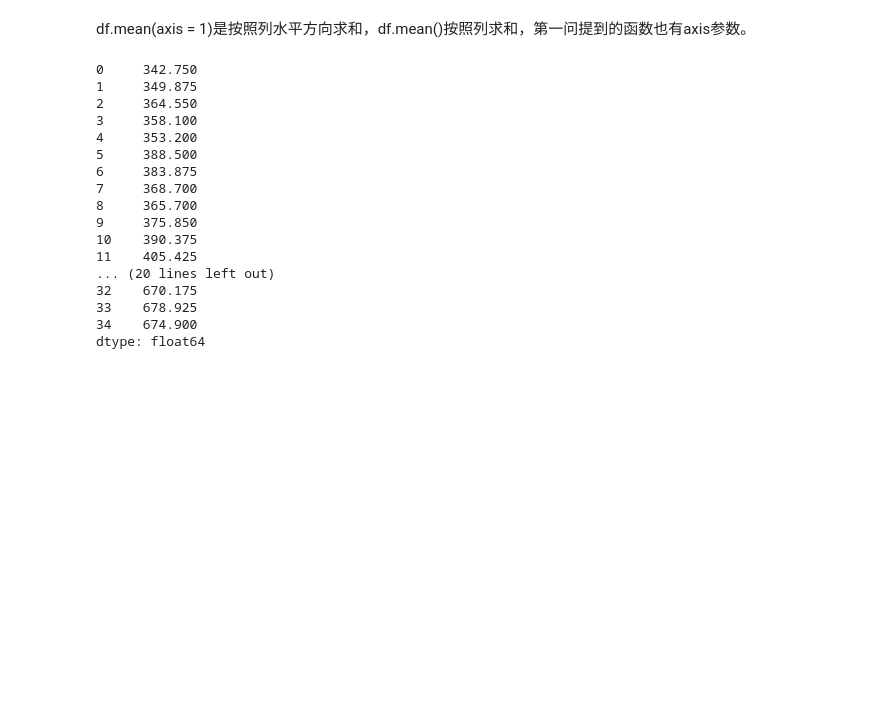
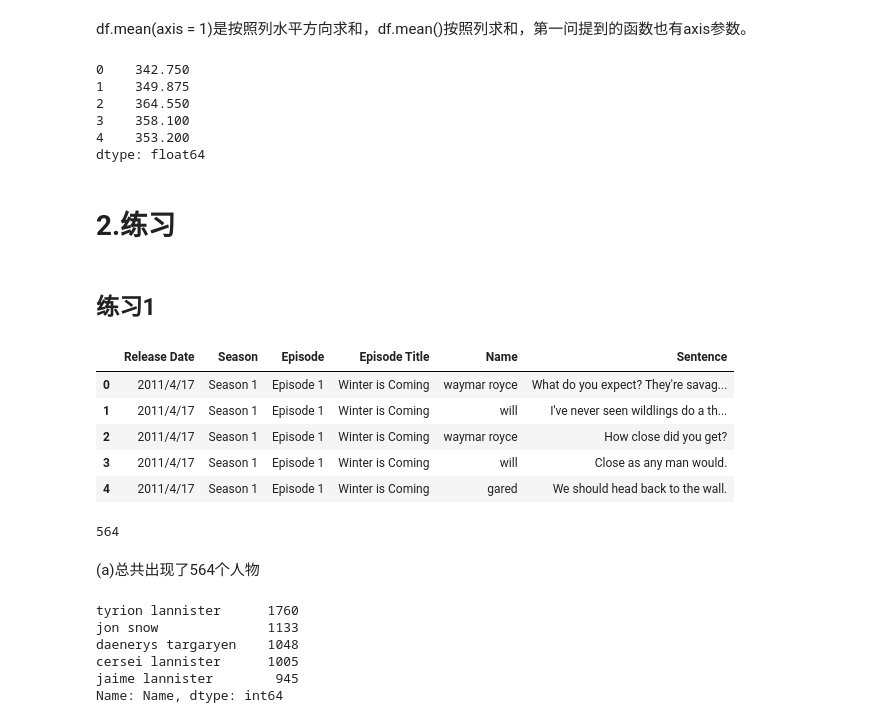
Before and after one commit to scxixixi/Pandas_Learning, a Jupyter notebook: Day1打卡.ipynb, the cells around one changed output. Cells and saved outputs as stored; diff of their text form; code cells hidden in the pictures; blank space fills up the shorter version.

```diff
--- a/Day1打卡.ipynb
+++ b/Day1打卡.ipynb
@@ -101,22 +101,40 @@ Name: Weight, dtype: int64
 # %% [markdown]
 df.mean(axis = 1)是按照列水平方向求和，df.mean()按照列求和，第一问提到的函数也有axis参数。
 # %%
-df.mean(axis = 1)
+df.mean(axis = 1).head()
 # %% [output]
-0     342.750
-1     349.875
-2     364.550
-3     358.100
-4     353.200
-5     388.500
-6     383.875
-7     368.700
-8     365.700
-9     375.850
-10    390.375
-11    405.425
-... (20 lines left out)
-32    670.175
-33    678.925
-34    674.900
+0    342.750
+1    349.875
+2    364.550
+3    358.100
+4    353.200
 dtype: float64
+# %% [markdown]
+# 2.练习
+# %% [markdown]
+## 练习1
+# %%
+df1=pd.read_csv('data/Game_of_Thrones_Script.csv')
+df1.head()
+# %% [output]
+|  | Release Date | Season | Episode | Episode Title | Name | Sentence |
+| 0 | 2011/4/17 | Season 1 | Episode 1 | Winter is Coming | waymar royce | What do you expect? They're savag... |
+| 1 | 2011/4/17 | Season 1 | Episode 1 | Winter is Coming | will | I've never seen wildlings do a th... |
+| 2 | 2011/4/17 | Season 1 | Episode 1 | Winter is Coming | waymar royce | How close did you get? |
+| 3 | 2011/4/17 | Season 1 | Episode 1 | Winter is Coming | will | Close as any man would. |
+| 4 | 2011/4/17 | Season 1 | Episode 1 | Winter is Coming | gared | We should head back to the wall. |
+# %%
+df1['Name'].nunique()
+# %% [output]
+564
+# %% [markdown]
+(a)总共出现了564个人物
+# %%
+df1['Name'].value_counts().nlargest()
+# %% [output]
+tyrion lannister      1760
+jon snow              1133
+daenerys targaryen    1048
+cersei lannister      1005
+jaime lannister        945
+Name: Name, dtype: int64
```
Also changed, not shown: parts of 17 cells of this notebook.
